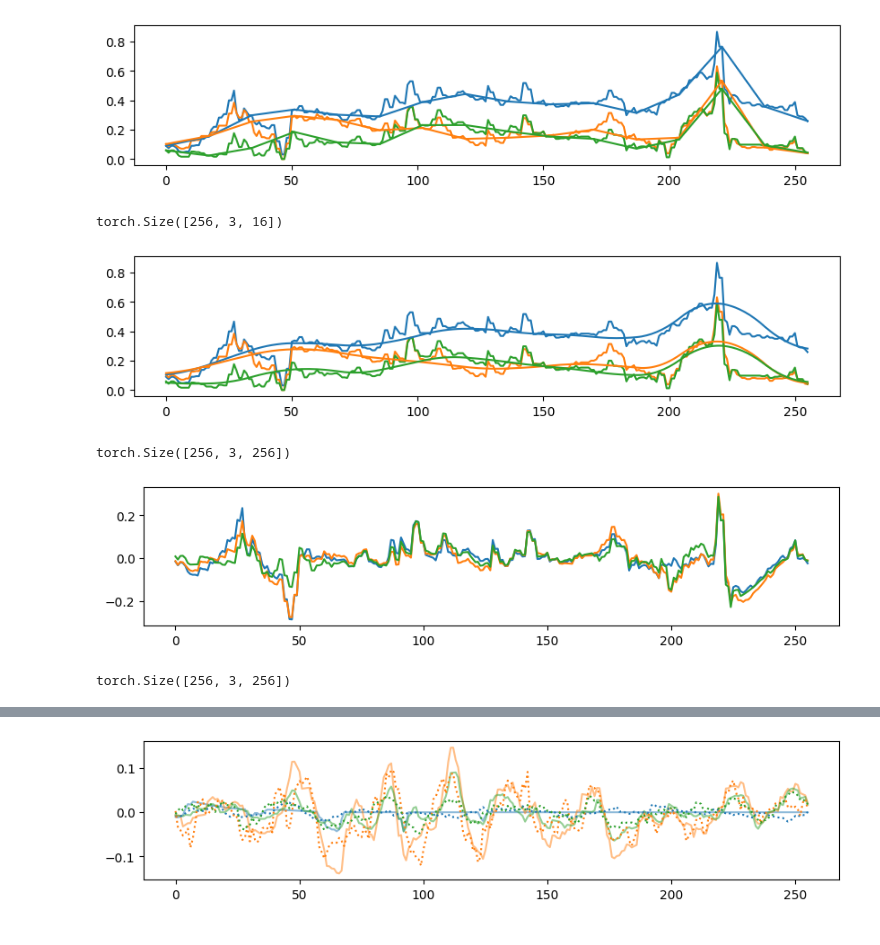
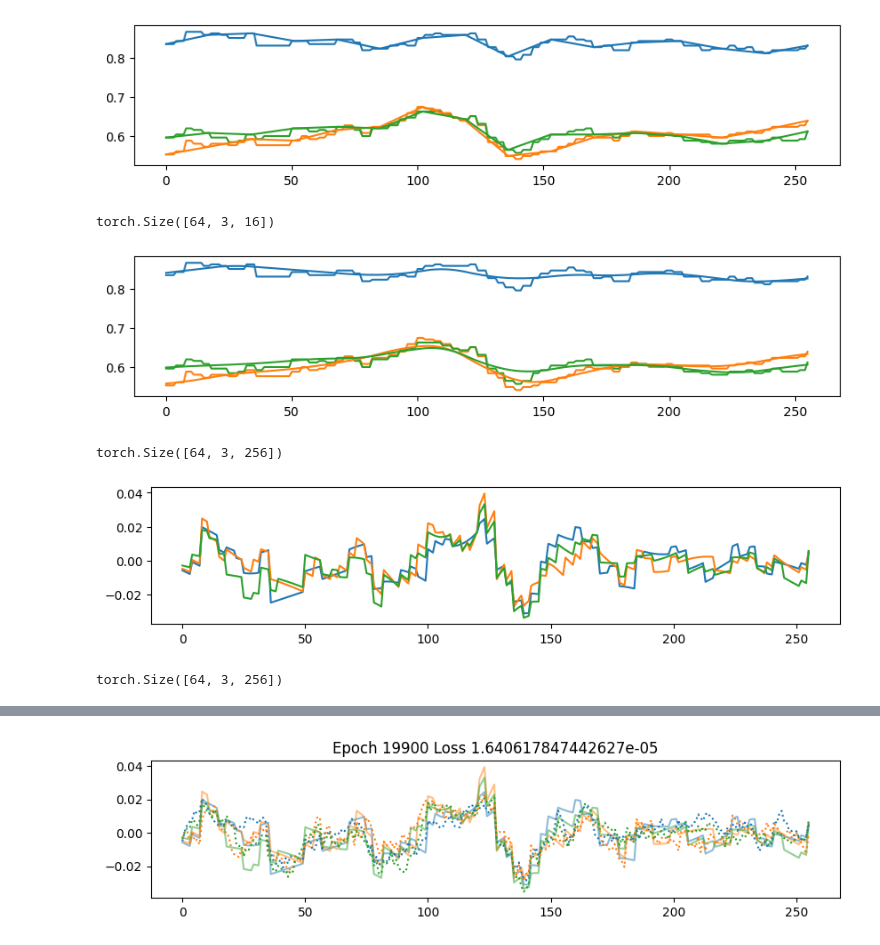
Before and after one commit to bv7dev/vae-lab, a Jupyter notebook: learner2.ipynb, the cells around one changed output, grey strips where cells are left out. Drawn from its saved outputs; the diff is of its cells as text; code cells hidden in the pictures.

```diff
--- a/learner2.ipynb
+++ b/learner2.ipynb
@@ -13,7 +13,7 @@ from torchvision.utils import make_grid, save_image
 
 from IPython.display import clear_output
 
-BATCH_SIZE = 256
+BATCH_SIZE = 64
 
 format = transforms.Compose([
     transforms.RandomHorizontalFlip(),
@@ -79,8 +79,8 @@ plt.plot(np.linspace(0, NUM_SAMPLES-1, KEY_SIZE), key[0,:,:].permute(1, 0).numpy
 plt.show()
 key.shape
 # %% [output]
-[figure, old version]
+[figure, new version]
-torch.Size([256, 3, 16])
+torch.Size([64, 3, 16])
 # %%
 basis = F.interpolate(key, size=NUM_SAMPLES, mode='linear', align_corners=True)
 
@@ -97,15 +97,15 @@ plt.plot(basis[0].permute(1, 0).numpy())
 plt.show()
 basis.shape
 # %% [output]
-[figure, old version]
+[figure, new version]
-torch.Size([256, 3, 256])
+torch.Size([64, 3, 256])
 # %%
 target = data-basis
 plt.figure(figsize=(10, 2))
 plt.plot(target[0].permute(1, 0).numpy())
 plt.show()
 # %% [output]
-[figure, old version]
+[figure, new version]
 # %%
 class Learner(nn.Module):
     def __init__(self, key_size, out_size):
@@ -137,7 +137,7 @@ with torch.no_grad():
     pred = model(key.cuda())
 pred.shape
 # %% [output]
-torch.Size([256, 3, 256])
+torch.Size([64, 3, 256])
 # %%
 criterion = nn.MSELoss()
 optimizer = optim.Adam(model.parameters(), lr=1e-4)
@@ -154,10 +154,10 @@ for epoch in range(EPOCHS):
 
     if epoch % 100 == 0:
         clear_output(wait=True)
-        print(f'Epoch {epoch} Loss {loss.item()}')
         plt.figure(figsize=(10, 2))
-        plt.plot(target[2,:,:].cpu().permute(1, 0).numpy(), alpha=0.5)
+        plt.title(f'Epoch {epoch} Loss {loss.item()}')
+        plt.plot(target[0,:,:].cpu().permute(1, 0).numpy(), alpha=0.5)
         plt.gca().set_prop_cycle(None)
-        plt.plot(pred[2,:,:].detach().cpu().permute(1, 0).numpy(), linestyle='dotted')
+        plt.plot(pred[0,:,:].detach().cpu().permute(1, 0).numpy(), linestyle='dotted')
         plt.show()
 # %% [output]
@@ -165 +164 @@ Epoch 19900 Loss 0.0005380252841860056
-[figure, old version]
+[figure, new version]
```
Also changed, not shown: parts of 8 cells of this notebook.
